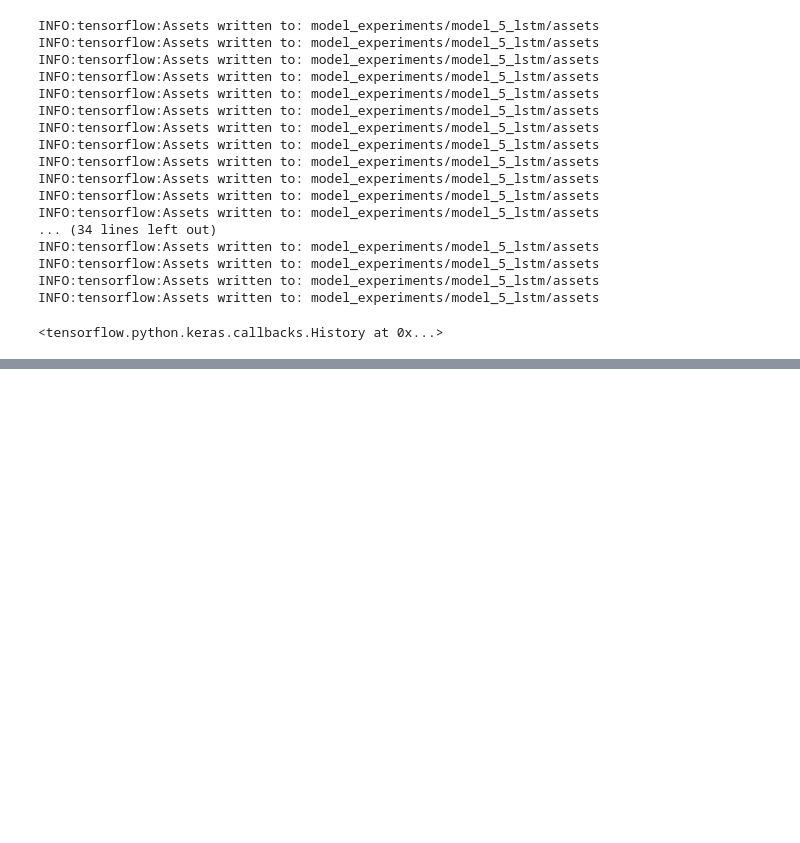
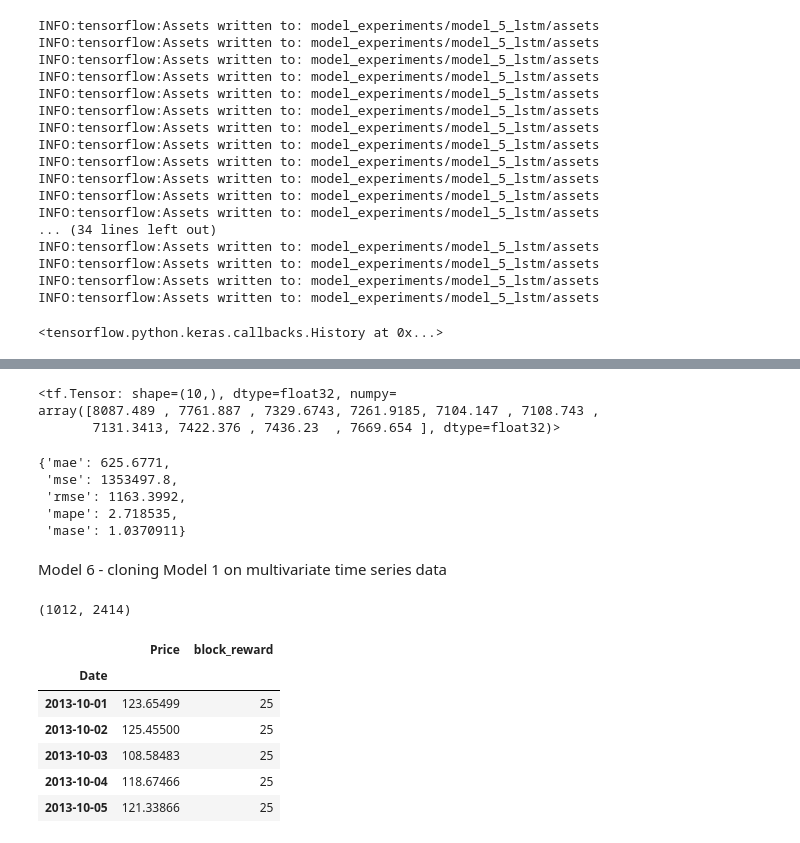
Before and after one commit to Samitkk18/Time-Series-Prediction, a Jupyter notebook: Bitcoin/time_series_BTC.ipynb, the cells around one changed output, grey strips where cells are left out. Drawn from its saved outputs; the diff is of its cells as text; code cells hidden in the pictures; blank space fills up the shorter version.

```diff
--- a/Bitcoin/time_series_BTC.ipynb
+++ b/Bitcoin/time_series_BTC.ipynb
@@ -626,0 +653,20 @@ INFO:tensorflow:Assets written to: model_experiments/model_5_lstm/assets
+# %%
+model_5_preds = make_forecast(model_5, test_windows)
+model_5_preds[:10]
+# %% [output]
+<tf.Tensor: shape=(10,), dtype=float32, numpy=
+array([8087.489 , 7761.887 , 7329.6743, 7261.9185, 7104.147 , 7108.743 ,
+       7131.3413, 7422.376 , 7436.23  , 7669.654 ], dtype=float32)>
+# %%
+# Evaluate predictions
+model_5_results = evaluate_preds(y_true=tf.squeeze(test_labels),
+                                 y_pred=model_5_preds)
+model_5_results
+# %% [output]
+{'mae': 625.6771,
+ 'mse': 1353497.8,
+ 'rmse': 1163.3992,
+ 'mape': 2.718535,
+ 'mase': 1.0370911}
+# %% [markdown]
+Model 6 - cloning Model 1 on multivariate time series data
@@ -626,0 +687,27 @@ INFO:tensorflow:Assets written to: model_experiments/model_5_lstm/assets
+# %%
+# Get date indexes for when to add in different block dates
+#this is done since prices are daily the rewards too have to be daily
+block_reward_2_days = (block_reward_3_datetime - bitcoin_prices.index[0]).days
+block_reward_3_days = (block_reward_4_datetime - bitcoin_prices.index[0]).days
+block_reward_2_days, block_reward_3_days
+# %% [output]
+(1012, 2414)
+# %%
+#adding th column to the dataset
+# Add block_reward column
+bitcoin_prices_block = bitcoin_prices.copy()
+bitcoin_prices_block["block_reward"] = None
+
+# Set values of block_reward column (it's the last column hence -1 indexing on iloc)
+bitcoin_prices_block.iloc[:block_reward_2_days, -1] = block_reward_2
+bitcoin_prices_block.iloc[block_reward_2_days:block_reward_3_days, -1] = block_reward_3
+bitcoin_prices_block.iloc[block_reward_3_days:, -1] = block_reward_4
+bitcoin_prices_block.head()
+# %% [output]
+|  | Price | block_reward |
+| Date |  |  |
+| 2013-10-01 | 123.65499 | 25 |
+| 2013-10-02 | 125.45500 | 25 |
+| 2013-10-03 | 108.58483 | 25 |
+| 2013-10-04 | 118.67466 | 25 |
+| 2013-10-05 | 121.33866 | 25 |
```
Also changed, not shown: parts of 31 cells of this notebook, 23 other files.
